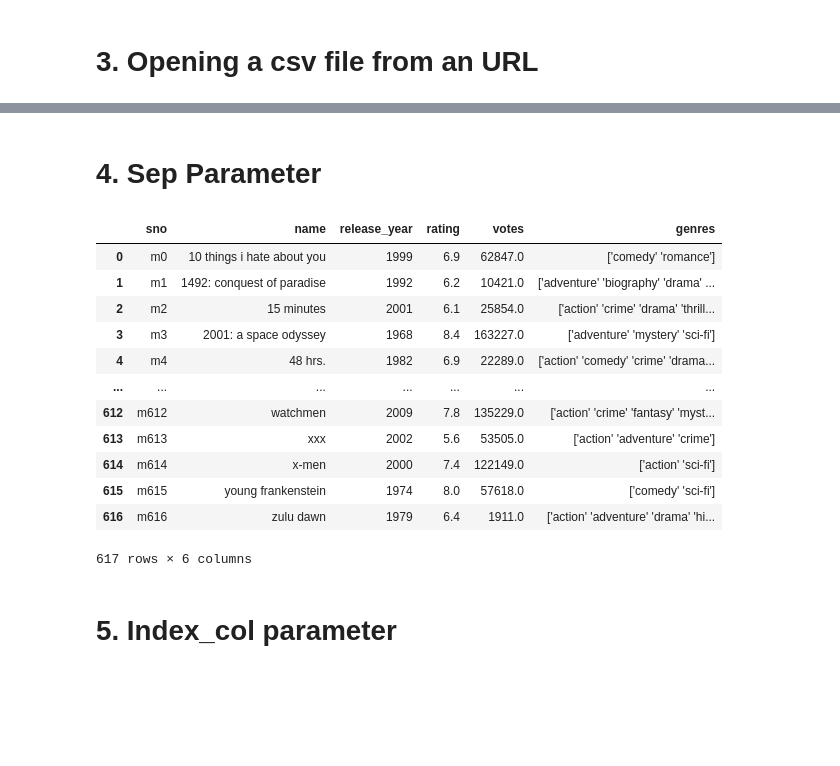
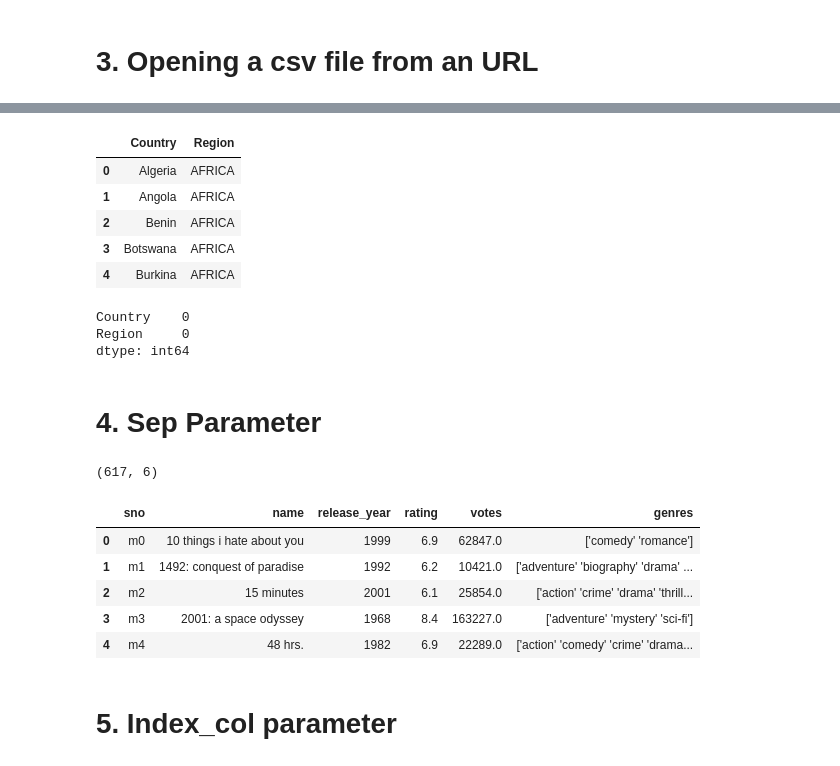
Before and after one commit to UtshoDeyTech/Machine-Learning-Algorithms, a Jupyter notebook: 00. Machine Learning Concepts/01. Working with csv files/01. working-with-csv.ipynb, the cells around one changed output, grey strips where cells are left out. Drawn from its saved outputs; the diff is of its cells as text; code cells hidden in the pictures; blank space fills up the shorter version.

```diff
--- a/00. Machine Learning Concepts/01. Working with csv files/01. working-with-csv.ipynb
+++ b/00. Machine Learning Concepts/01. Working with csv files/01. working-with-csv.ipynb
@@ -50,21 +45,35 @@ pd.read_csv(data)
+# %%
+df.head()
+# %% [output]
+|  | Country | Region |
+| 0 | Algeria | AFRICA |
+| 1 | Angola | AFRICA |
+| 2 | Benin | AFRICA |
+| 3 | Botswana | AFRICA |
+| 4 | Burkina | AFRICA |
+# %%
+df.isnull().sum()
+# %% [output]
+Country    0
+Region     0
+dtype: int64
 # %% [markdown]
 # 4. Sep Parameter
 # %%
-pd.read_csv('movie_titles_metadata.tsv',sep='\t',names=['sno','name','release_year','rating','votes','genres'])
+df = pd.read_csv('movie_titles_metadata.tsv',sep='\t',names=['sno','name','release_year','rating','votes','genres'])
-# %% [output]
-|  | sno | name | release_year | rating | votes | genres |
-| 0 | m0 | 10 things i hate about you | 1999 | 6.9 | 62847.0 | ['comedy' 'romance'] |
-| 1 | m1 | 1492: conquest of paradise | 1992 | 6.2 | 10421.0 | ['adventure' 'biography' 'drama' ... |
-| 2 | m2 | 15 minutes | 2001 | 6.1 | 25854.0 | ['action' 'crime' 'drama' 'thrill... |
-| 3 | m3 | 2001: a space odyssey | 1968 | 8.4 | 163227.0 | ['adventure' 'mystery' 'sci-fi'] |
-| 4 | m4 | 48 hrs. | 1982 | 6.9 | 22289.0 | ['action' 'comedy' 'crime' 'drama... |
-| ... | ... | ... | ... | ... | ... | ... |
-| 612 | m612 | watchmen | 2009 | 7.8 | 135229.0 | ['action' 'crime' 'fantasy' 'myst... |
-| 613 | m613 | xxx | 2002 | 5.6 | 53505.0 | ['action' 'adventure' 'crime'] |
-| 614 | m614 | x-men | 2000 | 7.4 | 122149.0 | ['action' 'sci-fi'] |
-| 615 | m615 | young frankenstein | 1974 | 8.0 | 57618.0 | ['comedy' 'sci-fi'] |
-| 616 | m616 | zulu dawn | 1979 | 6.4 | 1911.0 | ['action' 'adventure' 'drama' 'hi... |
-617 rows × 6 columns
+# %%
+df.shape
+# %% [output]
+(617, 6)
+# %%
+df.head()
+# %% [output]
+|  | sno | name | release_year | rating | votes | genres |
+| 0 | m0 | 10 things i hate about you | 1999 | 6.9 | 62847.0 | ['comedy' 'romance'] |
+| 1 | m1 | 1492: conquest of paradise | 1992 | 6.2 | 10421.0 | ['adventure' 'biography' 'drama' ... |
+| 2 | m2 | 15 minutes | 2001 | 6.1 | 25854.0 | ['action' 'crime' 'drama' 'thrill... |
+| 3 | m3 | 2001: a space odyssey | 1968 | 8.4 | 163227.0 | ['adventure' 'mystery' 'sci-fi'] |
+| 4 | m4 | 48 hrs. | 1982 | 6.9 | 22289.0 | ['action' 'comedy' 'crime' 'drama... |
 # %% [markdown]
 # 5. Index_col parameter
 # %%
```
Also changed, not shown: parts of 4 cells of this notebook.
